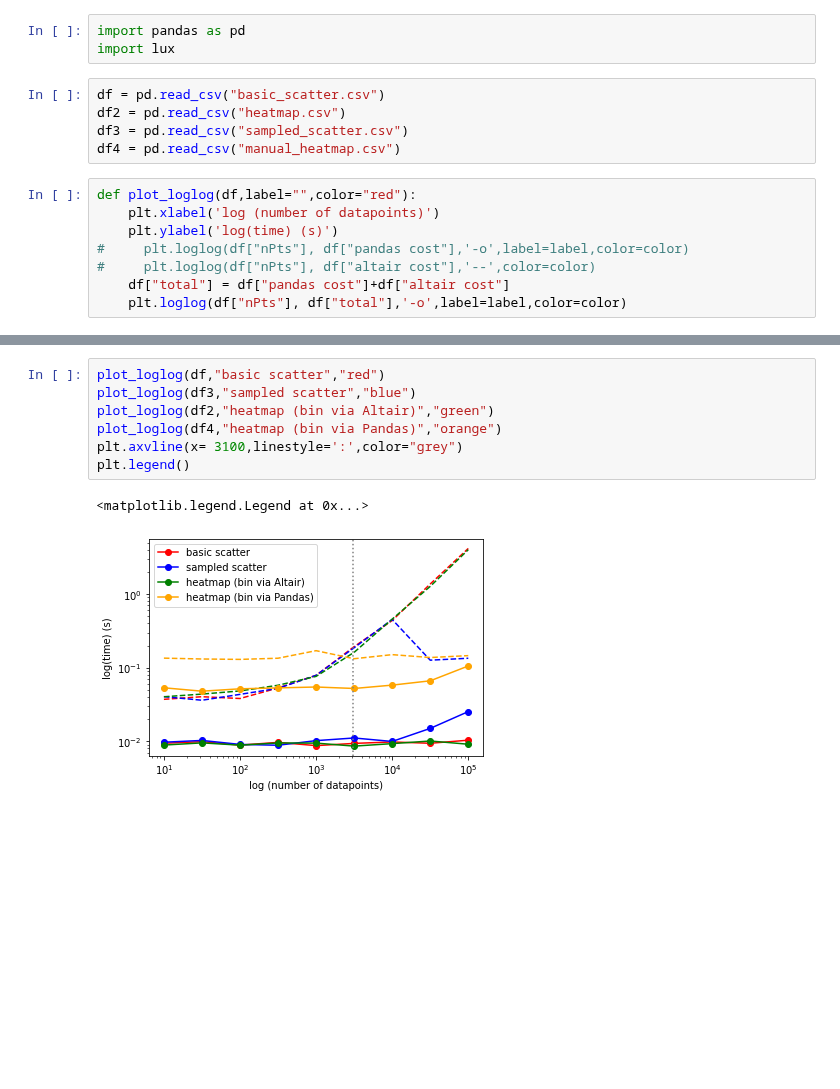
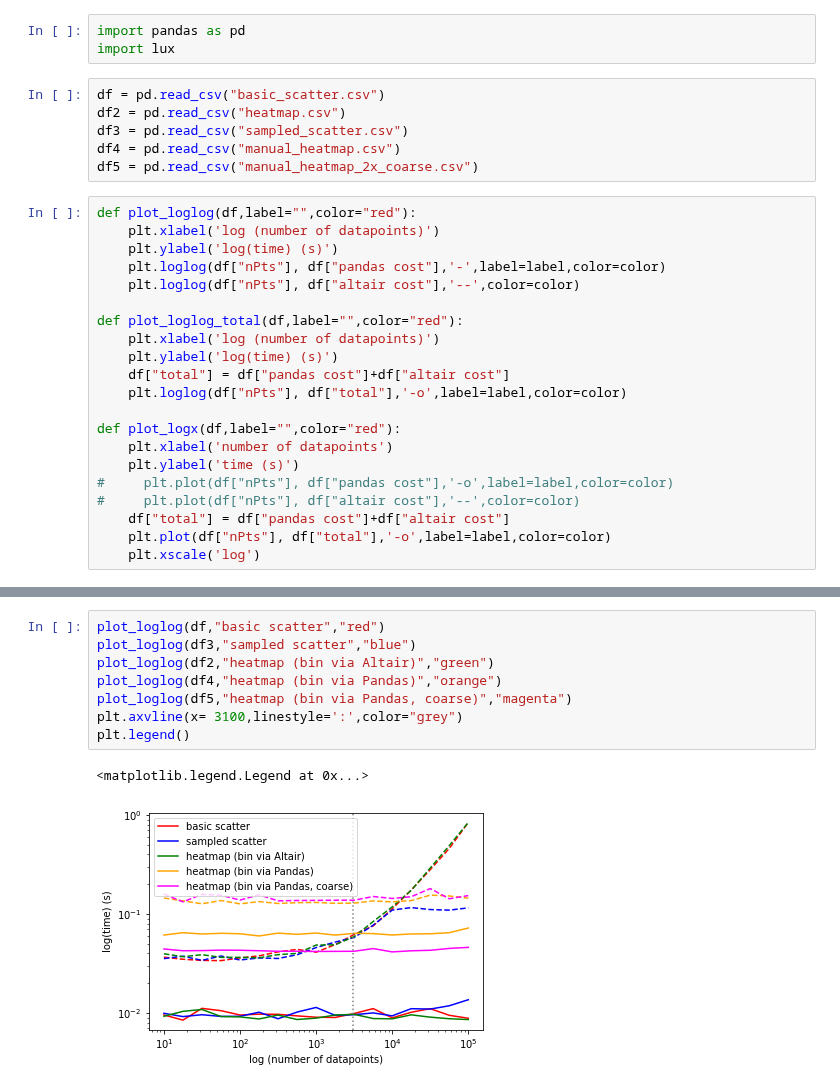
Before and after one commit to lux-org/lux, a Jupyter notebook: experiments/scatter_analysis.ipynb, the cells around one changed output, grey strips where cells are left out. Drawn from its saved outputs; the diff is of its cells as text; blank space fills up the shorter version.

```diff
--- a/experiments/scatter_analysis.ipynb
+++ b/experiments/scatter_analysis.ipynb
@@ -8,11 +8,25 @@ df = pd.read_csv("basic_scatter.csv")
 df2 = pd.read_csv("heatmap.csv")
 df3 = pd.read_csv("sampled_scatter.csv")
 df4 = pd.read_csv("manual_heatmap.csv")
+df5 = pd.read_csv("manual_heatmap_2x_coarse.csv")
 # %%
 def plot_loglog(df,label="",color="red"):
     plt.xlabel('log (number of datapoints)')
     plt.ylabel('log(time) (s)')
-#     plt.loglog(df["nPts"], df["pandas cost"],'-o',label=label,color=color)
-#     plt.loglog(df["nPts"], df["altair cost"],'--',color=color)
+    plt.loglog(df["nPts"], df["pandas cost"],'-',label=label,color=color)
+    plt.loglog(df["nPts"], df["altair cost"],'--',color=color)
+
+def plot_loglog_total(df,label="",color="red"):
+    plt.xlabel('log (number of datapoints)')
+    plt.ylabel('log(time) (s)')
     df["total"] = df["pandas cost"]+df["altair cost"]
     plt.loglog(df["nPts"], df["total"],'-o',label=label,color=color)
+
+def plot_logx(df,label="",color="red"):
+    plt.xlabel('number of datapoints')
+    plt.ylabel('time (s)')
+#     plt.plot(df["nPts"], df["pandas cost"],'-o',label=label,color=color)
+#     plt.plot(df["nPts"], df["altair cost"],'--',color=color)
+    df["total"] = df["pandas cost"]+df["altair cost"]
+    plt.plot(df["nPts"], df["total"],'-o',label=label,color=color)
+    plt.xscale('log')
@@ -28,11 +40,12 @@ def plot_logx(df,label="",color="red"):
 # %%
 plot_loglog(df,"basic scatter","red")
 plot_loglog(df3,"sampled scatter","blue")
 plot_loglog(df2,"heatmap (bin via Altair)","green")
 plot_loglog(df4,"heatmap (bin via Pandas)","orange")
+plot_loglog(df5,"heatmap (bin via Pandas, coarse)","magenta")
 plt.axvline(x= 3100,linestyle=':',color="grey")
 plt.legend()
 # %% [output]
 <matplotlib.legend.Legend at 0x...>
-[figure, old version]
+[figure, new version]
 # %%
```
Also changed, not shown: parts of 7 cells of this notebook, 6 other files.
